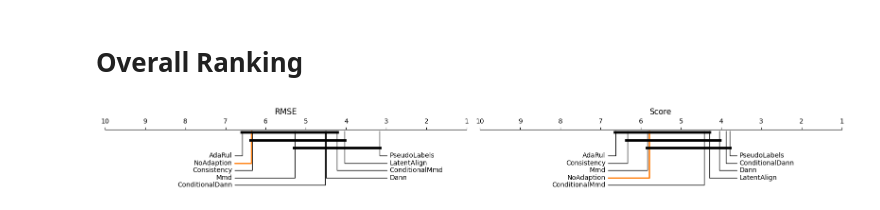
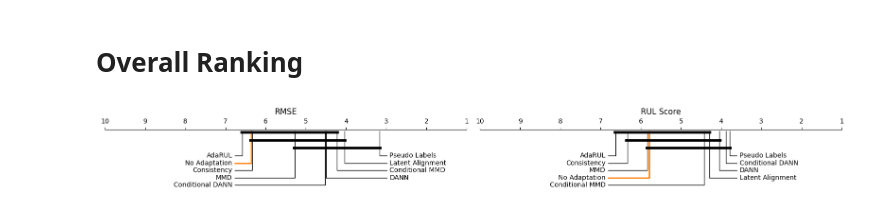
Before and after one commit to tilman151/crule, a Jupyter notebook: plots.ipynb, the cells around one changed output. Cells and saved outputs as stored; diff of their text form; code cells hidden in the pictures.

```diff
--- a/plots.ipynb
+++ b/plots.ipynb
@@ -104,6 +104,23 @@ def radar_factory(num_vars, frame='circle', tname="radar"):
 
     register_projection(RadarAxes)
     return theta
+# %%
+approach_names = {
+    "AdaRulApproach": "AdaRUL",
+    "ConditionalDannApproach": "Conditional DANN",
+    "ConditionalMmdApproach": "Conditional MMD",
+    "ConsistencyApproach": "Consistency",
+    "DannApproach": "DANN",
+    "LatentAlignApproach": "Latent Alignment",
+    "MmdApproach": "MMD",
+    "NoAdaptionApproach": "No Adaptation",
+    "PseudoLabelsApproach": "Pseudo Labels",
+}
+dataset_names = {
+    "cmapss": "C-MAPSS",
+    "femto": "FEMTO",
+    "xjtu-sy": "XJTU-SY",
+}
 # %%
 rmse = pd.read_csv("rmse.csv", header=[0, 1, 2, 3], index_col=[0, 1, 2])
 rounded = rmse.copy()
@@ -401,32 +422,32 @@ Friedman test: No significant difference between approaches.
 # %%
 filtered = rounded.loc[("transductive", "cnn", slice(None))]
 filtered.columns = filtered.columns.map(lambda x: "-".join(x))
-filtered.index = filtered.index.map(lambda x: x.replace("Approach", ""))
+filtered.index = filtered.index.map(approach_names.get)
 avg_ranks, significances = friedman_nemenyi(filtered)
 fig, (rmse_axis, score_axis) = plt.subplots(figsize=(16, 2), ncols=2, nrows=1)
 plt.sca(rmse_axis)
 _ = plot_critical_difference(
     avg_ranks,
     significances,
-    highlight="NoAdaption",
+    highlight="No Adaptation",
     fig=fig,
 )
 rmse_axis.set_title("RMSE")
 
 filtered = score_adjusted.loc[("transductive", "cnn", slice(None))]
 filtered.columns = filtered.columns.map(lambda x: "-".join(x))
-filtered.index = filtered.index.map(lambda x: x.replace("Approach", ""))
+filtered.index = filtered.index.map(approach_names.get)
 avg_ranks, significances = friedman_nemenyi(filtered)
 plt.sca(score_axis)
 _ = plot_critical_difference(
     avg_ranks,
     significances,
-    highlight="NoAdaption",
+    highlight="No Adaptation",
     fig=fig,
 )
-score_axis.set_title("Score")
+score_axis.set_title("RUL Score")
 
 fig.tight_layout()
 fig.savefig("overall_cd.pdf")
 # %% [output]
-[figure, old version]
+[figure, new version]
```
Also changed, not shown: parts of 16 cells of this notebook, 3 other files.
